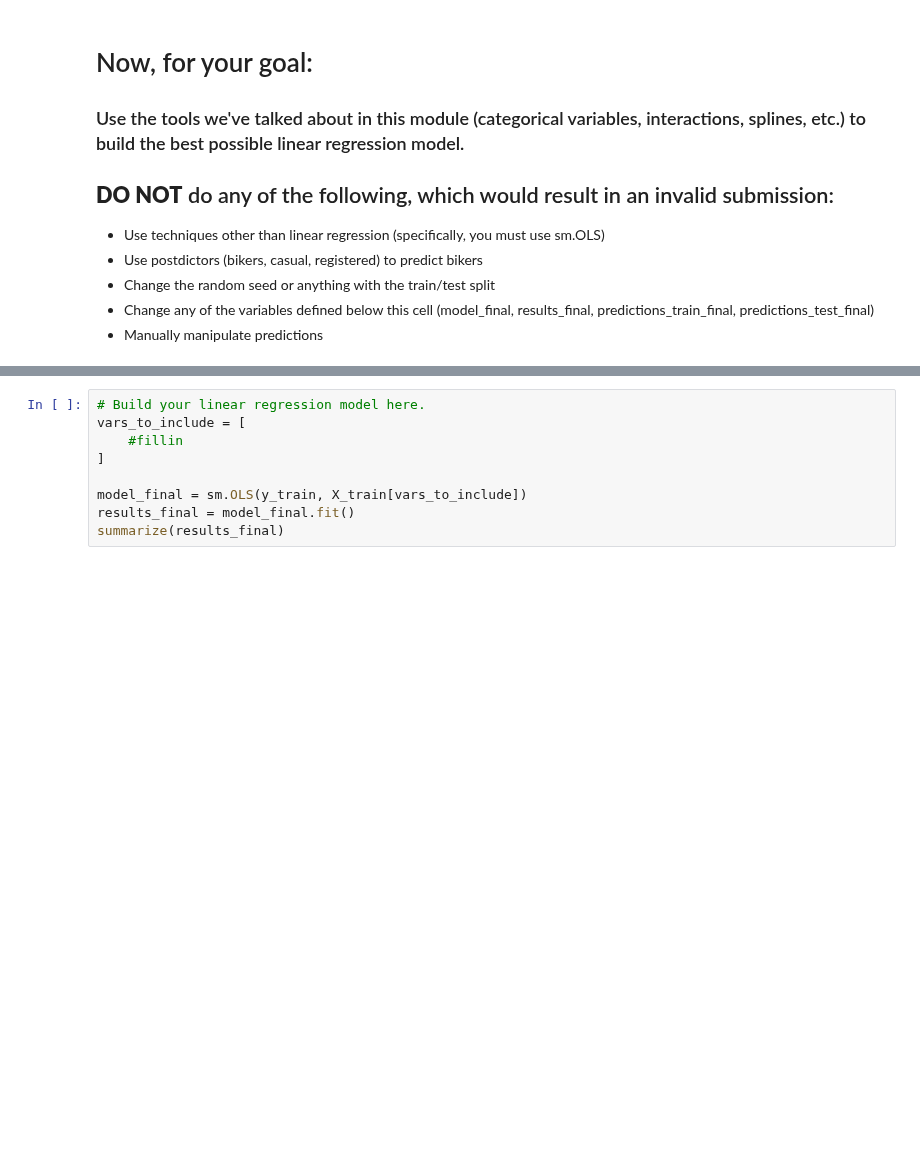
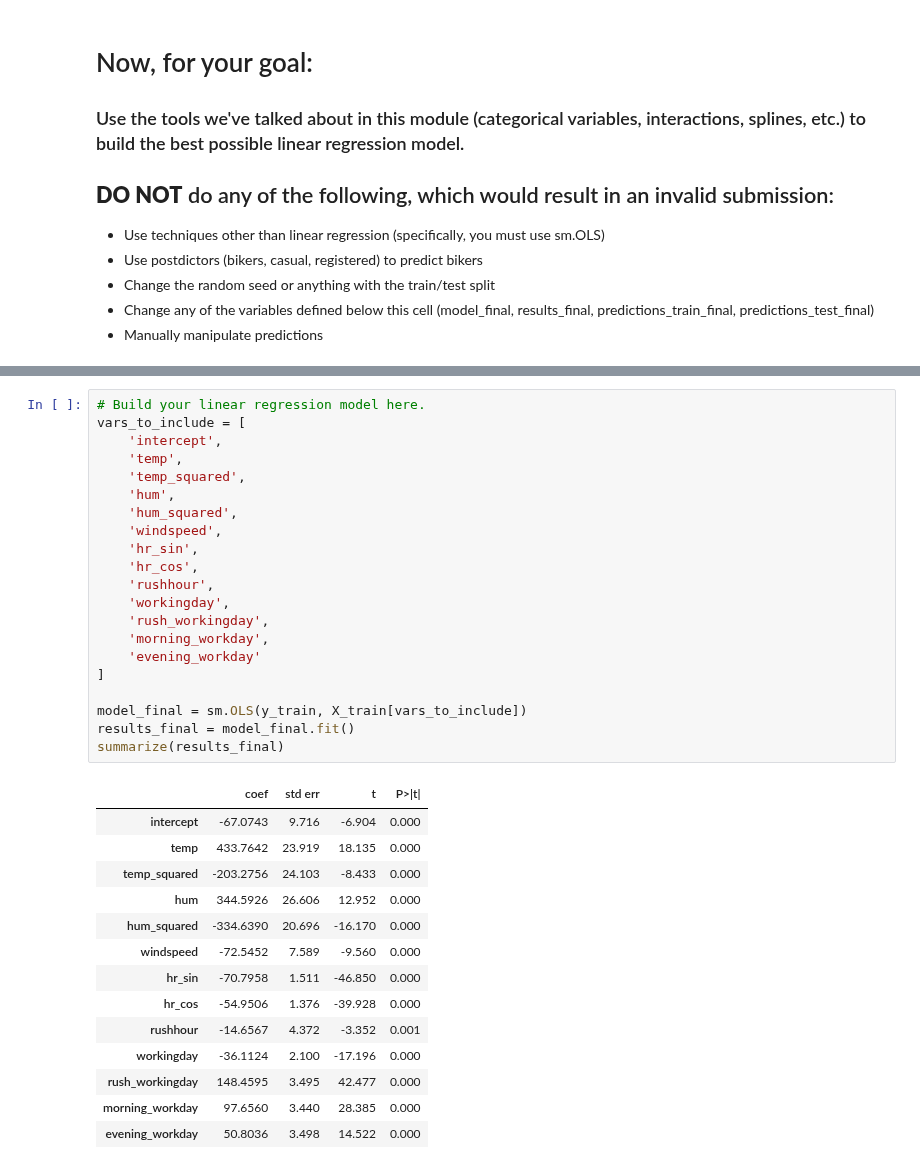
Before and after one commit to TKB0M/code_2600, a Jupyter notebook: mod05_nonlinear.ipynb, the cells around one changed output, grey strips where cells are left out. Cells and saved outputs as stored; diff of their text form; blank space fills up the shorter version.

```diff
--- a/mod05_nonlinear.ipynb
+++ b/mod05_nonlinear.ipynb
@@ -274,12 +370,39 @@ plot_avg_actual_vs_predicted_by_feature(X=X_train,
 # %%
 # Build your linear regression model here.
 vars_to_include = [
-    #fillin
+    'intercept',
+    'temp',
+    'temp_squared',
+    'hum',
+    'hum_squared',
+    'windspeed',
+    'hr_sin',
+    'hr_cos',
+    'rushhour',
+    'workingday',
+    'rush_workingday',
+    'morning_workday',
+    'evening_workday'
 ]
 
 model_final = sm.OLS(y_train, X_train[vars_to_include])
 results_final = model_final.fit()
 summarize(results_final)
+# %% [output]
+|  | coef | std err | t | P>|t| |
+| intercept | -67.0743 | 9.716 | -6.904 | 0.000 |
+| temp | 433.7642 | 23.919 | 18.135 | 0.000 |
+| temp_squared | -203.2756 | 24.103 | -8.433 | 0.000 |
+| hum | 344.5926 | 26.606 | 12.952 | 0.000 |
+| hum_squared | -334.6390 | 20.696 | -16.170 | 0.000 |
+| windspeed | -72.5452 | 7.589 | -9.560 | 0.000 |
+| hr_sin | -70.7958 | 1.511 | -46.850 | 0.000 |
+| hr_cos | -54.9506 | 1.376 | -39.928 | 0.000 |
+| rushhour | -14.6567 | 4.372 | -3.352 | 0.001 |
+| workingday | -36.1124 | 2.100 | -17.196 | 0.000 |
+| rush_workingday | 148.4595 | 3.495 | 42.477 | 0.000 |
+| morning_workday | 97.6560 | 3.440 | 28.385 | 0.000 |
+| evening_workday | 50.8036 | 3.498 | 14.522 | 0.000 |
 # %%
 predictions_train_final = predict(X_train[vars_to_include], results_final)
 print('MSE train: ', mse(y_train, predictions_train_final))
```
Also changed, not shown: parts of 19 cells of this notebook.
